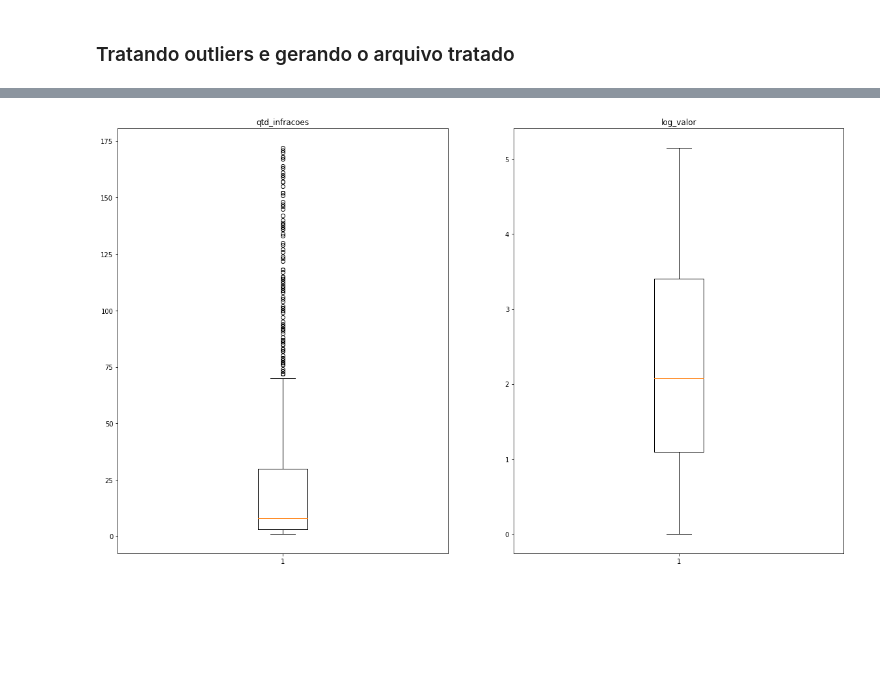
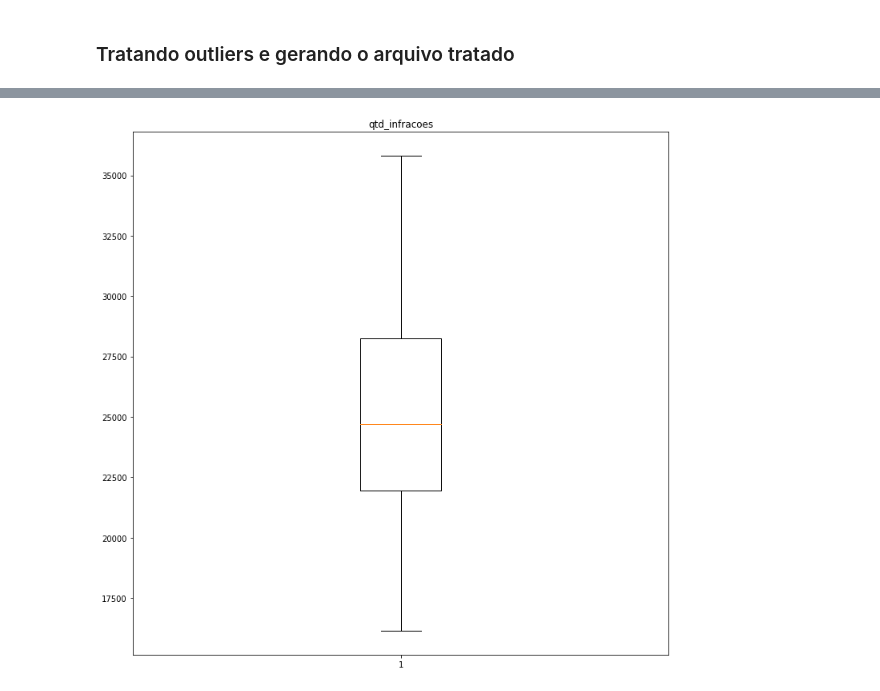
Before and after one commit to yusam/mead2, a Jupyter notebook: autos_de_infracao.ipynb, the cells around one changed output, grey strips where cells are left out. Cells and saved outputs as stored; diff of their text form; code cells hidden in the pictures; blank space fills up the shorter version.

```diff
--- a/autos_de_infracao.ipynb
+++ b/autos_de_infracao.ipynb
@@ -513,5 +555,5 @@ dtype: int64
 # %%
 ## tratando valores nulos
 ## utilizando a moda para os tipos de veiculos
-infracao['gravidade'].fillna(value = infracao['gravidade'].mode().to_string(), inplace=True)
-infracao.isnull().sum().sort_values()
+#infracao['gravidade'].fillna(value = infracao['gravidade'].mode().to_string(), inplace=True)
+#infracao.isnull().sum().sort_values()
@@ -731,7 +756,7 @@ Name: gravidade, dtype: int64
 infracoes_agrupadas = (
 
     infracao.
-    groupby(['gravidade','tipo_veiculo','fim_de_semana','periodo_dia','feriado','tipo_infrator'],as_index=False).
+    groupby(['fim_de_semana','dia_da_semana','mes'],as_index=False).
     agg({'tipo_infracao':'count'})
 
 )
@@ -750,7 +774,0 @@ infracoes_agrupadas.head()
-# %%
-## criando campo log de teste
-import numpy as np
-
-infracoes_agrupadas['log_valor'] = np.log(infracoes_agrupadas['qtd_infracoes'])
-
-infracoes_agrupadas.head()
@@ -765,10 +776,10 @@ infracoes_agrupadas.head()
 ### Tratando outliers e gerando o arquivo tratado
 # %%
 ## Verificando outliers
-f, ax = plt.subplots(1,2,figsize=(20,12))
+f, ax = plt.subplots(1,1,figsize=(12,12))
 
 for i,row in enumerate(infracoes_agrupadas.describe()):
-    plt.subplot(1,2,i+1)
+    plt.subplot(1,1,i+1)
     plt.boxplot(infracoes_agrupadas[row])
     plt.title(row)
 plt.show()
@@ -788,14 +799,14 @@ infracoes_agrupadas = infracoes_agrupadas[~((infracoes_agrupadas < (Q1 - 1.5 * I
 # %%
 ## Verificando outliers
-f, ax = plt.subplots(1,2,figsize=(20,12))
+f, ax = plt.subplots(1,1,figsize=(12,12))
 
 for i,row in enumerate(infracoes_agrupadas.describe()):
-    plt.subplot(1,2,i+1)
-    plt.boxplot(infracoes_agrupadas[row])
-    plt.title(row)
+   plt.subplot(1,1,i+1)
+   plt.boxplot(infracoes_agrupadas[row])
+   plt.title(row)
 plt.show()
 # %% [output]
-[figure, old version]
+[figure, new version]
 # %%
 print(infracoes_agrupadas.shape)
 # %% [output]
```
Also changed, not shown: parts of 25 cells of this notebook.
